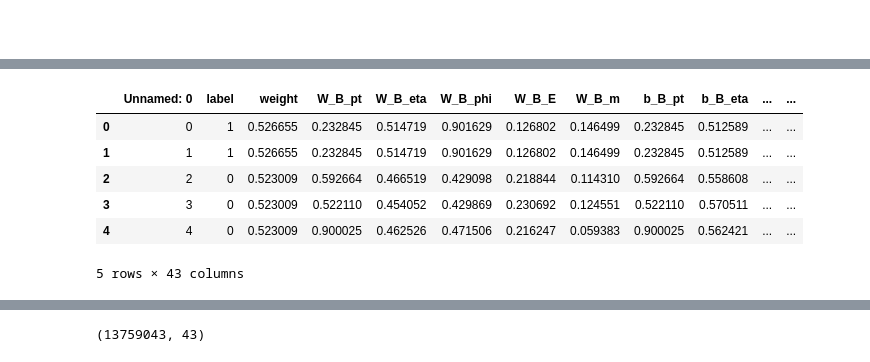
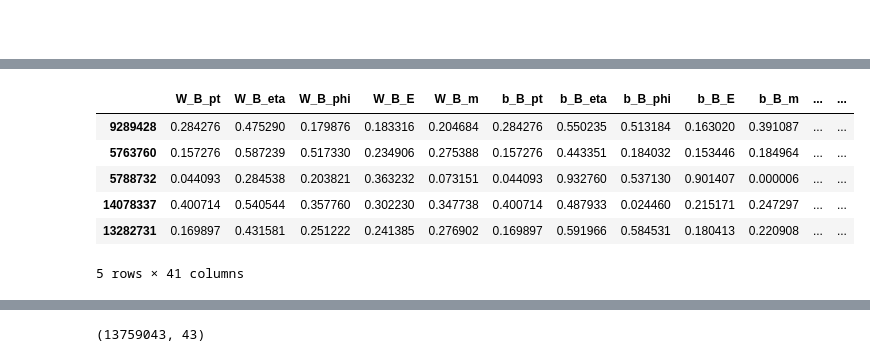
Before and after one commit to rahuldesai1/top-reco, a Jupyter notebook: Data.ipynb, the cells around one changed output, grey strips where cells are left out. Saved outputs shown, nothing was run; the diff lists cells and outputs as text; code cells hidden in the pictures.

```diff
--- a/Data.ipynb
+++ b/Data.ipynb
@@ -24,6 +40,8 @@ header += ['btag1', 'btag2', 'btag3']
 df = pd.read_csv('~/projects/samples/norm_results.csv', delimiter=',')
 # %%
 df2 = pd.read_csv('~/projects/top-reco-tests/samples/norm_results_0.2.csv', delimiter=',')
+# %%
+final_df = df
 # %% [markdown]
 ##
 # %%
@@ -34,0 +49,3 @@ df2.shape
+# %%
+y = final_df['label']
+X_norm = final_df.drop('label', axis=1).drop('Unnamed: 0', axis=1)
@@ -34,0 +54,3 @@ df2.shape
+# %%
+X_train, X_test, y_train, y_test = train_test_split(X_norm, y, test_size=.15, shuffle=True)
+X_train, X_val, y_train, y_val = train_test_split(X_train, y_train, test_size=.15, shuffle=True)
@@ -35,10 +98,15 @@ df2.shape
+# %%
+shuffled = pd.concat([X_train, y_train], axis=1)
+shuffled = shuffled.sample(frac=1)
+y_train = shuffled['label']
+X_train = shuffled.drop('label', axis=1)
 # %%
-df2.head()
+shuffled.head()
 # %% [output]
-|  | Unnamed: 0 | label | weight | W_B_pt | W_B_eta | W_B_phi | W_B_E | W_B_m | b_B_pt | b_B_eta | ... | ... |
-| 0 | 0 | 1 | 0.526655 | 0.232845 | 0.514719 | 0.901629 | 0.126802 | 0.146499 | 0.232845 | 0.512589 | ... | ... |
-| 1 | 1 | 1 | 0.526655 | 0.232845 | 0.514719 | 0.901629 | 0.126802 | 0.146499 | 0.232845 | 0.512589 | ... | ... |
-| 2 | 2 | 0 | 0.523009 | 0.592664 | 0.466519 | 0.429098 | 0.218844 | 0.114310 | 0.592664 | 0.558608 | ... | ... |
-| 3 | 3 | 0 | 0.523009 | 0.522110 | 0.454052 | 0.429869 | 0.230692 | 0.124551 | 0.522110 | 0.570511 | ... | ... |
-| 4 | 4 | 0 | 0.523009 | 0.900025 | 0.462526 | 0.471506 | 0.216247 | 0.059383 | 0.900025 | 0.562421 | ... | ... |
+|  | W_B_pt | W_B_eta | W_B_phi | W_B_E | W_B_m | b_B_pt | b_B_eta | b_B_phi | b_B_E | b_B_m | ... | ... |
+| 9289428 | 0.284276 | 0.475290 | 0.179876 | 0.183316 | 0.204684 | 0.284276 | 0.550235 | 0.513184 | 0.163020 | 0.391087 | ... | ... |
+| 5763760 | 0.157276 | 0.587239 | 0.517330 | 0.234906 | 0.275388 | 0.157276 | 0.443351 | 0.184032 | 0.153446 | 0.184964 | ... | ... |
+| 5788732 | 0.044093 | 0.284538 | 0.203821 | 0.363232 | 0.073151 | 0.044093 | 0.932760 | 0.537130 | 0.901407 | 0.000006 | ... | ... |
+| 14078337 | 0.400714 | 0.540544 | 0.357760 | 0.302230 | 0.347738 | 0.400714 | 0.487933 | 0.024460 | 0.215171 | 0.247297 | ... | ... |
+| 13282731 | 0.169897 | 0.431581 | 0.251222 | 0.241385 | 0.276902 | 0.169897 | 0.591966 | 0.584531 | 0.180413 | 0.220908 | ... | ... |
-5 rows × 43 columns
+5 rows × 41 columns
```
Also changed, not shown: parts of 10 cells of this notebook, 5 other files.
